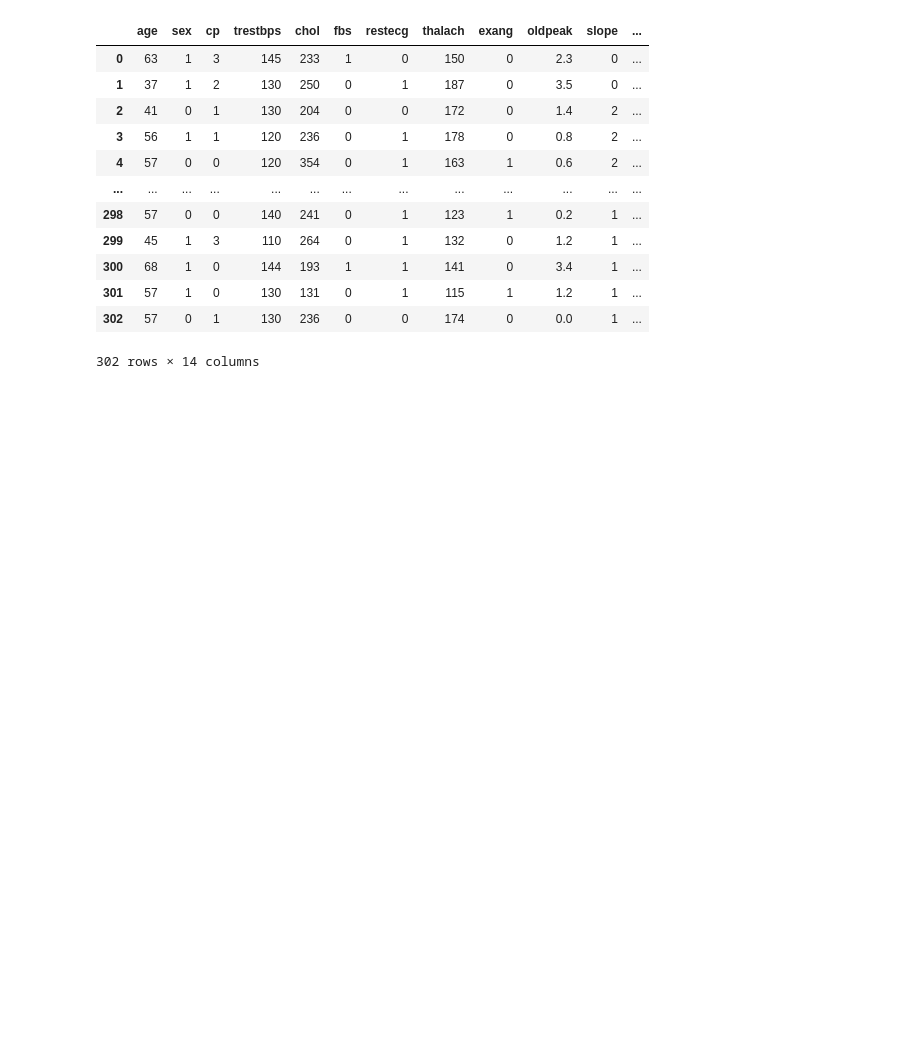
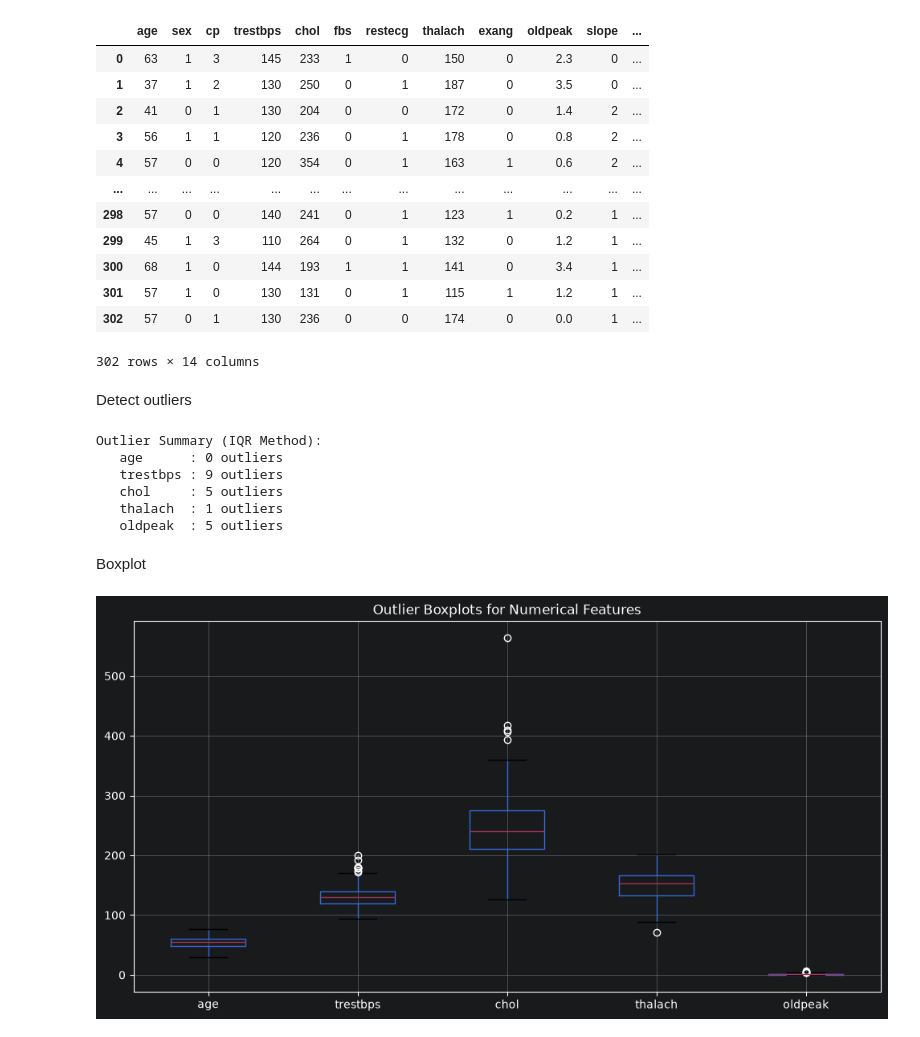
Before and after one commit to mohammedosama27/Mining-project, a Jupyter notebook: preprocessing.ipynb, the cells around one changed output. Saved outputs shown, nothing was run; the diff lists cells and outputs as text; code cells hidden in the pictures; blank space fills up the shorter version.

```diff
--- a/preprocessing.ipynb
+++ b/preprocessing.ipynb
@@ -33,6 +103,6 @@ heart.describe()
 # %% [markdown]
 Define column categories
 # %%
-continuous_cols = ["age", "trestbps", "chol", "thalach", "oldpeak"]
+numerical_cols = ["age", "trestbps", "chol", "thalach", "oldpeak"]
 categorical_cols = ["sex", "cp", "fbs", "restecg", "exang", "slope", "ca", "thal"]
 target_col = "target"
@@ -88,3 +131,38 @@ heart
 | 301 | 57 | 1 | 0 | 130 | 131 | 0 | 1 | 115 | 1 | 1.2 | 1 | ... |
 | 302 | 57 | 0 | 1 | 130 | 236 | 0 | 0 | 174 | 0 | 0.0 | 1 | ... |
 302 rows × 14 columns
+# %% [markdown]
+Detect outliers
+# %%
+def outliers_iqr(dataframe, columns):
+    print("Outlier Summary (IQR Method): ")
+    for col in columns:
+        Q1 = dataframe[col].quantile(0.25)
+        Q3 = dataframe[col].quantile(0.75)
+        IQR = Q3 - Q1
+        lower_bound = Q1 - 1.5 * IQR
+        upper_bound = Q3 + 1.5 * IQR
+
+        outliers = dataframe[
+            (dataframe[col] < lower_bound) | (dataframe[col] > upper_bound)
+        ]
+        print(f"   {col:<9}: {len(outliers)} outliers")
+
+
+outliers_iqr(heart, numerical_cols)
+# %% [output]
+Outlier Summary (IQR Method):
+   age      : 0 outliers
+   trestbps : 9 outliers
+   chol     : 5 outliers
+   thalach  : 1 outliers
+   oldpeak  : 5 outliers
+# %% [markdown]
+Boxplot
+# %%
+plt.figure(figsize=(12, 6))
+heart[numerical_cols].boxplot()
+plt.title("Outlier Boxplots for Numerical Features")
+plt.show()
+# %% [output]
+[figure, added]
```
Also changed, not shown: parts of 36 cells of this notebook, 1 other file.
